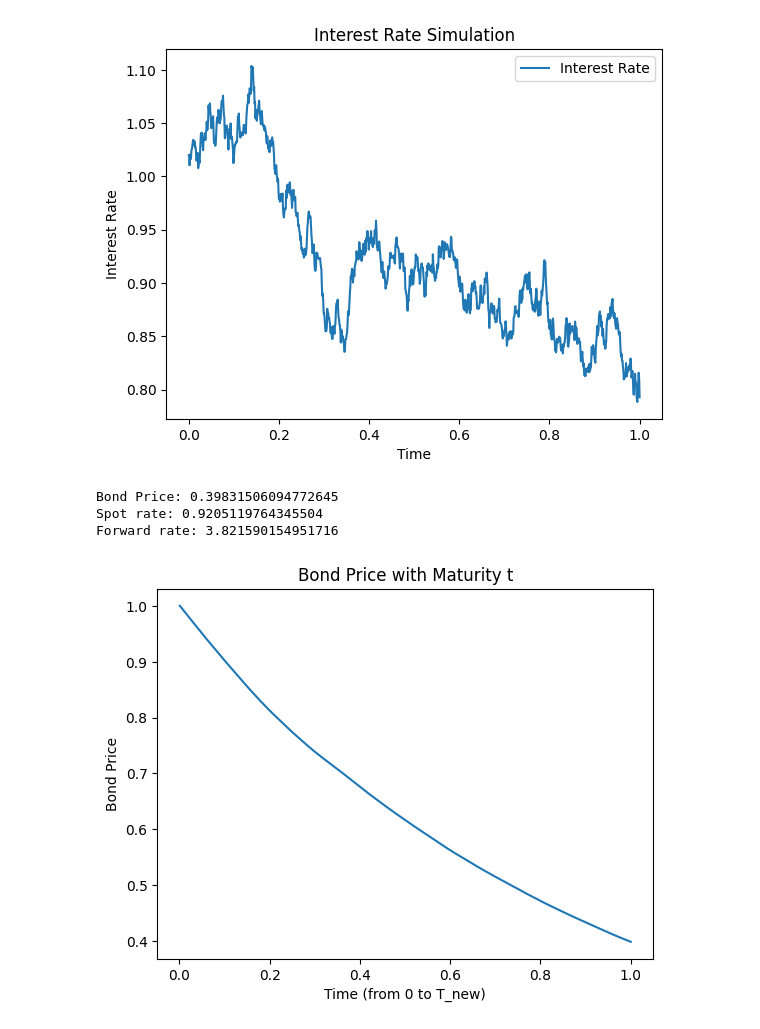
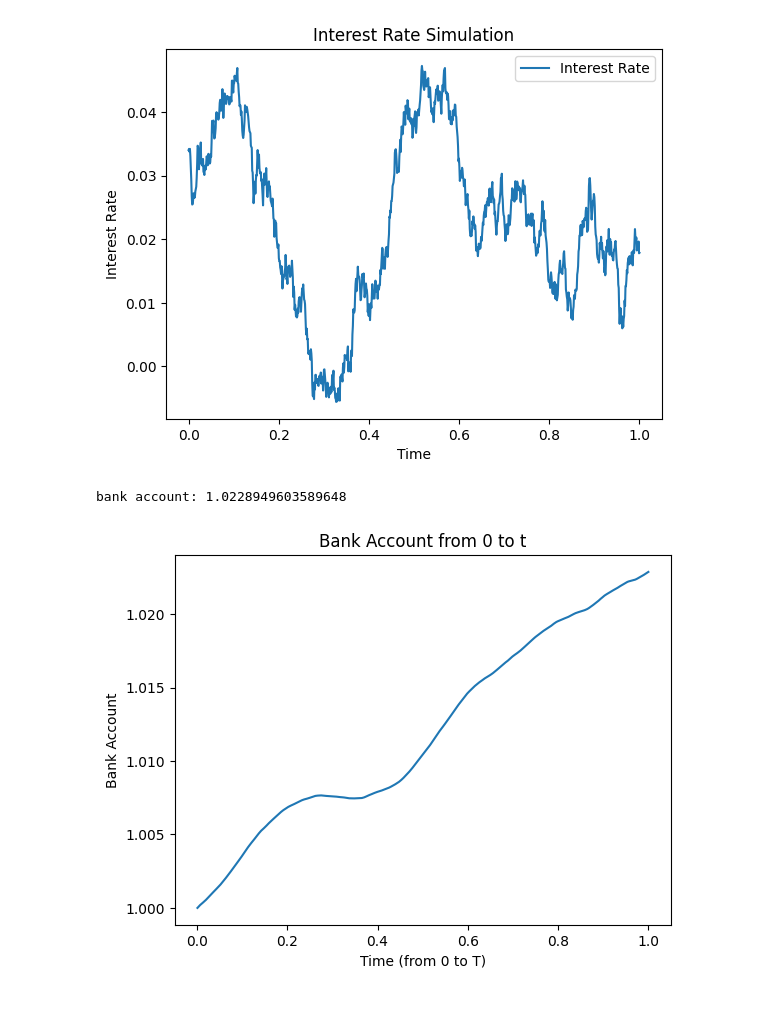
Before and after one commit to lukasr2k/Black-Scholes, a Jupyter notebook: HullWhiteExtension.ipynb, the cells around one changed output. Drawn from its saved outputs; the diff is of its cells as text; code cells hidden in the pictures.

```diff
--- a/HullWhiteExtension.ipynb
+++ b/HullWhiteExtension.ipynb
@@ -1,6 +1,6 @@
 # %%
-# aus https://github.com/open-source-modelling/one_factor_Hull_White_python/tree/main
-# dX[t] = (alpha[t] + beta * X[t])*dt + sigma dW[t]
+# Hull-White One-Factor Model vgl. engl. Wikipedia
+# dX[t] = (theta[t] + a * X[t])*dt + sigma dW[t])
 import numpy as np
 import pandas as pd
 import matplotlib.pyplot as plt
@@ -8,7 +8,7 @@ import matplotlib.pyplot as plt
 
 def simulate_Hull_White_One_Factor(r0: float , a: float, sigma: float, T,N, f) ->pd.DataFrame:
     def const_forwards(value: float, N: int) -> np.array:
-      "constante forward rates"
+
       return np.full(N, value)
 
     def timepoints(T: int, N: int) -> np.array:
@@ -16,18 +16,19 @@ def simulate_Hull_White_One_Factor(r0: float , a: float, sigma: float, T,N, f) -
       Diskretisierung
       """
       return np.linspace(0, T, N)
-
+#Initialisierung der Variablen
     t = timepoints(T, N)
     f_1 = const_forwards(f, N)
     e = np.zeros(N)
     v = np.zeros(N)
     r = np.ones(N) * r0
-    alpha = f_1 + sigma**2/(2*a**2)*(1-np.exp(-a*t))**2
+    theta = f_1 + sigma**2/(2*a**2)*(1-np.exp(-a*t))**2
     for el in range(1, N):
-      deltat = t[el] - t[el-1]
-      e[el] = r[el-1] * np.exp(-a*deltat) + alpha[el] - alpha[el-1] * np.exp(-a*deltat)
-      v[el] = sigma**2/(2*a) * (1 - np.exp(-2*a*deltat))
-      r[el] = np.random.normal(e[el], np.sqrt(v[el]))
+      deltat = t[el] - t[el-1] #Zeitdifferenz
+      e[el] = r[el-1] * np.exp(-a*deltat) + theta[el] - theta[el-1] * np.exp(-a*deltat) #Erwartungswert der Normalverteilung
+      v[el] = sigma**2/(2*a) * (1 - np.exp(-2*a*deltat)) #Varianz der Normalverteilung
+      r[el] = np.random.normal(e[el], np.sqrt(v[el])) #Zufallsvariable r_t \sim N(e_t, v_t) nach Wikipedia
+
 
     dict = {'Time' : t, 'Interest Rate' : r}
     interest_rate_simulation = pd.DataFrame.from_dict(data = dict)
@@ -36,15 +37,17 @@ def simulate_Hull_White_One_Factor(r0: float , a: float, sigma: float, T,N, f) -
 # %%
 
 #fixing the Parameters
+#theta= f_1 + sigma**2/(2*a**2)*(1-np.exp(-a*t))**2
 T=1
+f_1=0.10
 sigma = 0.2
-beta = 0.04
+alpha = 0.05 #=a in der Notation von Wikipedia
 X0 = 0.02
-l = 1
-lamda= 1
+l = 0.03
+lamda= 0.2
 N=1000
 
-rt = l + lamda * simulate_Hull_White_One_Factor(X0, beta, sigma, T, N, 0.03)
+rt = l + lamda * simulate_Hull_White_One_Factor(X0, alpha, sigma, T, N, f_1)
 
 # Plot the interest rate simulation
 rt.plot()
@@ -52,57 +55,52 @@ plt.xlabel('Time')
 plt.ylabel('Interest Rate')
 plt.title('Interest Rate Simulation')
 plt.show()
 
 
 from scipy.integrate import simps
 
 # Compute the integral of the interest rates
 int = simps(rt['Interest Rate'], rt.index)
 
-# Compute Bond Price
-result = np.exp(-int)
-print(f"Bond Price: {result}")
-
-# Spot rate
-
-average_interest_rate = int / T
-print(f"Spot rate: {average_interest_rate}")
-
-# Forward rate
-forward_rate = (1 + average_interest_rate) ** T / result - 1
-print(f"Forward rate: {forward_rate}")
+# Compute bank account
+result = np.exp(int)
+print(f"bank account: {result}")
 
 
-bond_prices = []
+bank_account = []
+spot_rates = []
+forward_rates = []
 time_points = np.linspace(0, T, N)  # Generate time points from 0 to T_new
 
 for t_idx in range(1, len(time_points)):
     # Slice up to the current time index
     cut_out_new = rt.iloc[:t_idx]
-
     y_values = cut_out_new['Interest Rate']
     x_values = time_points[:t_idx]  # Ensure x-values match the sliced data
 
     # Compute the integral of interest rates
     integral = simps(y_values, x_values)
 
     # Compute bond price as exp(-integral)
-    result = np.exp(-integral)
+    bank = np.exp(integral)
+    spots = integral / time_points[t_idx]
+    forwards = 1/time_points[t_idx]*(np.log((1/bank)))
 
-    bond_prices.append(result)
+
+    spot_rates.append(spots)
+    bank_account.append(bank)
+    forward_rates.append(forwards)
 
 # Plot the bond prices over time
-plt.plot(time_points[1:], bond_prices)
+plt.plot(time_points[1:], bank_account)
 plt.xlabel('Time (from 0 to T)')
-plt.ylabel('Bond Price')
-plt.title('Bond Price with Maturity t')
+plt.ylabel('Bank Account')
+plt.title('Bank Account from 0 to t')
 plt.show()
 # %% [output]
-[figure, old version]
+[figure, new version]
-Bond Price: 0.39831506094772645
-Spot rate: 0.9205119764345504
-Forward rate: 3.821590154951716
+bank account: 1.0228949603589648
-[figure, old version]
+[figure, new version]
 # %%
 from scipy.integrate import simps
 
```
Also changed, not shown: parts of 3 cells of this notebook.
